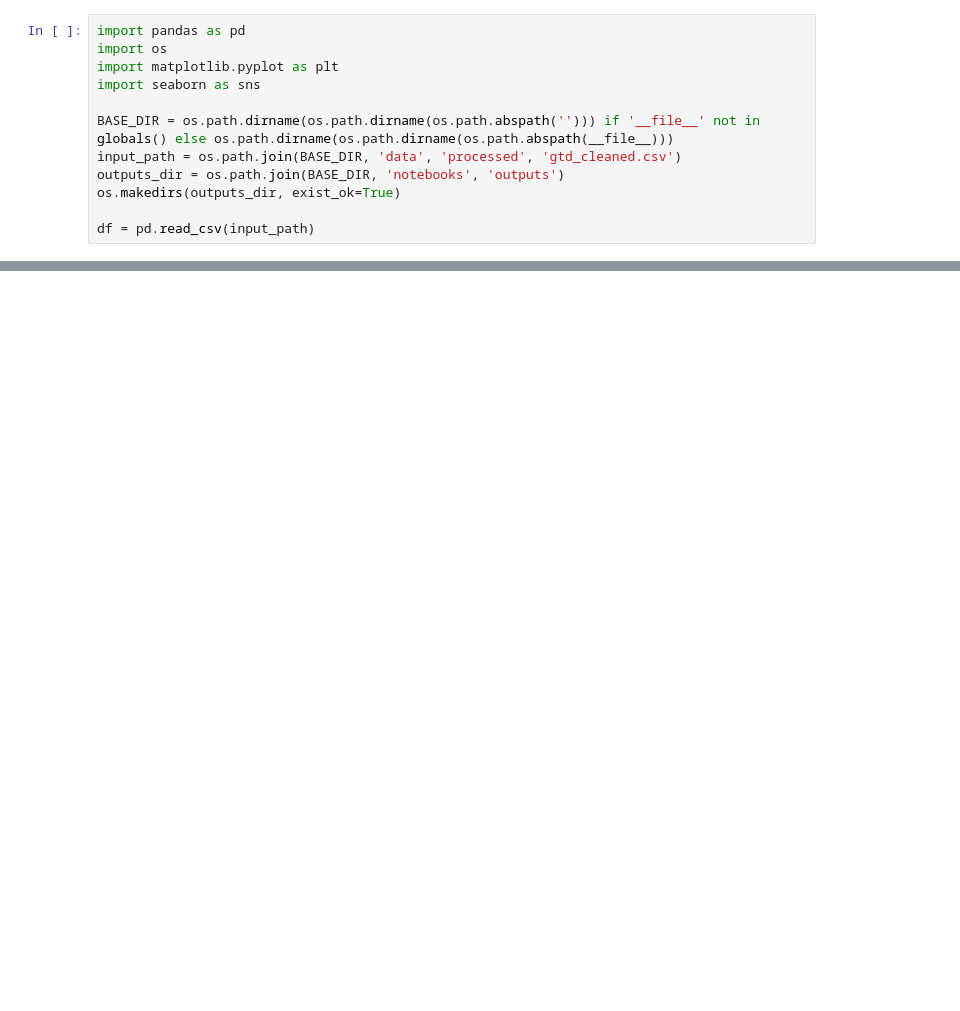
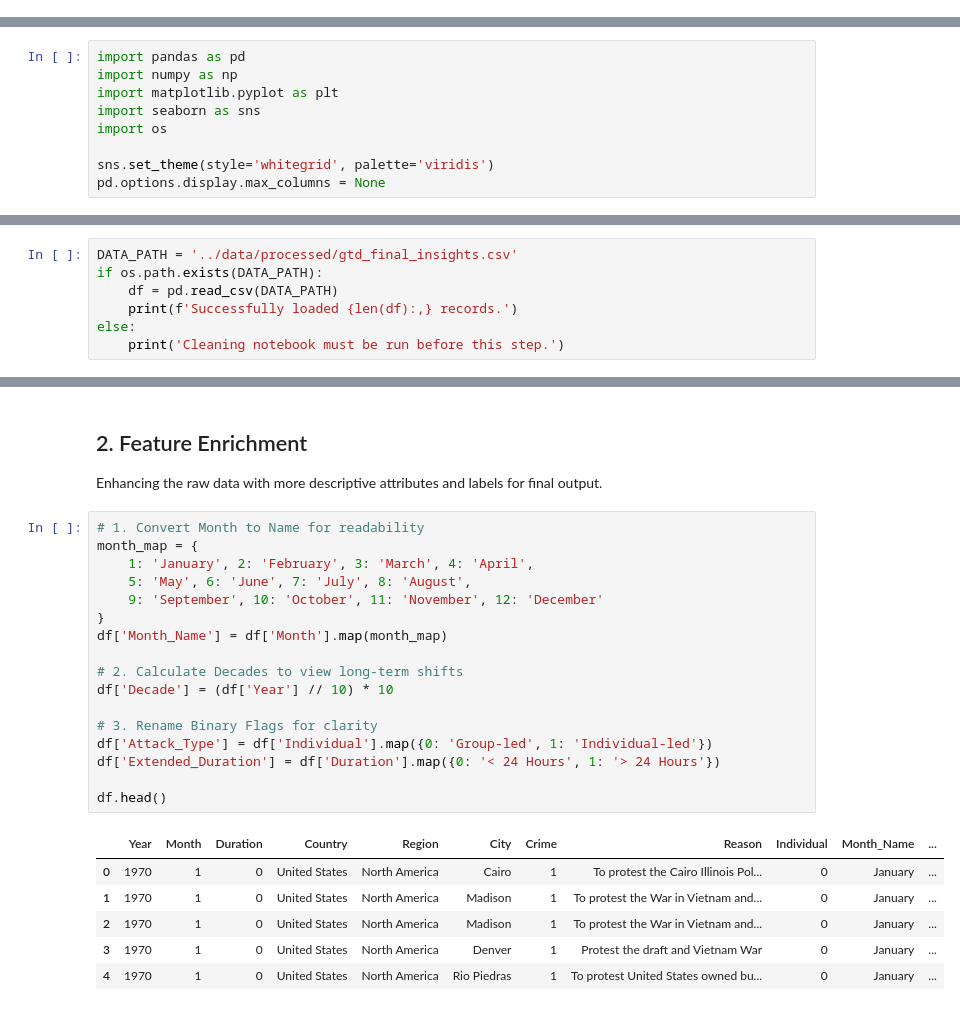
Before and after one commit to Magnus1X/GoldDiggger_Echos_of_Conflict, a Jupyter notebook: Notebooks/05_final_load_prep.ipynb, the cells around one changed output, grey strips where cells are left out. Drawn from its saved outputs; the diff is of its cells as text; blank space fills up the shorter version.

Commit message:
modified notebooks and added pdf report

```diff
--- a/Notebooks/05_final_load_prep.ipynb
+++ b/Notebooks/05_final_load_prep.ipynb
@@ -7,12 +0,0 @@ Loading data from `data/processed/gtd_cleaned.csv`.
-# %%
-import pandas as pd
-import os
-import matplotlib.pyplot as plt
-import seaborn as sns
-
-BASE_DIR = os.path.dirname(os.path.dirname(os.path.abspath(''))) if '__file__' not in globals() else os.path.dirname(os.path.dirname(os.path.abspath(__file__)))
-input_path = os.path.join(BASE_DIR, 'data', 'processed', 'gtd_cleaned.csv')
-outputs_dir = os.path.join(BASE_DIR, 'notebooks', 'outputs')
-os.makedirs(outputs_dir, exist_ok=True)
-
-df = pd.read_csv(input_path)
@@ -96,0 +10,9 @@ plt.show()
+# %%
+import pandas as pd
+import numpy as np
+import matplotlib.pyplot as plt
+import seaborn as sns
+import os
+
+sns.set_theme(style='whitegrid', palette='viridis')
+pd.options.display.max_columns = None
@@ -96,0 +22,7 @@ plt.show()
+# %%
+DATA_PATH = '../data/processed/gtd_final_insights.csv'
+if os.path.exists(DATA_PATH):
+    df = pd.read_csv(DATA_PATH)
+    print(f'Successfully loaded {len(df):,} records.')
+else:
+    print('Cleaning notebook must be run before this step.')
@@ -96,0 +31,27 @@ plt.show()
+# %% [markdown]
+## 2. Feature Enrichment
+Enhancing the raw data with more descriptive attributes and labels for final output.
+# %%
+# 1. Convert Month to Name for readability
+month_map = {
+    1: 'January', 2: 'February', 3: 'March', 4: 'April',
+    5: 'May', 6: 'June', 7: 'July', 8: 'August',
+    9: 'September', 10: 'October', 11: 'November', 12: 'December'
+}
+df['Month_Name'] = df['Month'].map(month_map)
+
+# 2. Calculate Decades to view long-term shifts
+df['Decade'] = (df['Year'] // 10) * 10
+
+# 3. Rename Binary Flags for clarity
+df['Attack_Type'] = df['Individual'].map({0: 'Group-led', 1: 'Individual-led'})
+df['Extended_Duration'] = df['Duration'].map({0: '< 24 Hours', 1: '> 24 Hours'})
+
+df.head()
+# %% [output]
+|  | Year | Month | Duration | Country | Region | City | Crime | Reason | Individual | Month_Name | ... |
+| 0 | 1970 | 1 | 0 | United States | North America | Cairo | 1 | To protest the Cairo Illinois Pol... | 0 | January | ... |
+| 1 | 1970 | 1 | 0 | United States | North America | Madison | 1 | To protest the War in Vietnam and... | 0 | January | ... |
+| 2 | 1970 | 1 | 0 | United States | North America | Madison | 1 | To protest the War in Vietnam and... | 0 | January | ... |
+| 3 | 1970 | 1 | 0 | United States | North America | Denver | 1 | Protest the draft and Vietnam War | 0 | January | ... |
+| 4 | 1970 | 1 | 0 | United States | North America | Rio Piedras | 1 | To protest United States owned bu... | 0 | January | ... |
```
Also changed, not shown: parts of 19 cells of this notebook, 11 other files.
